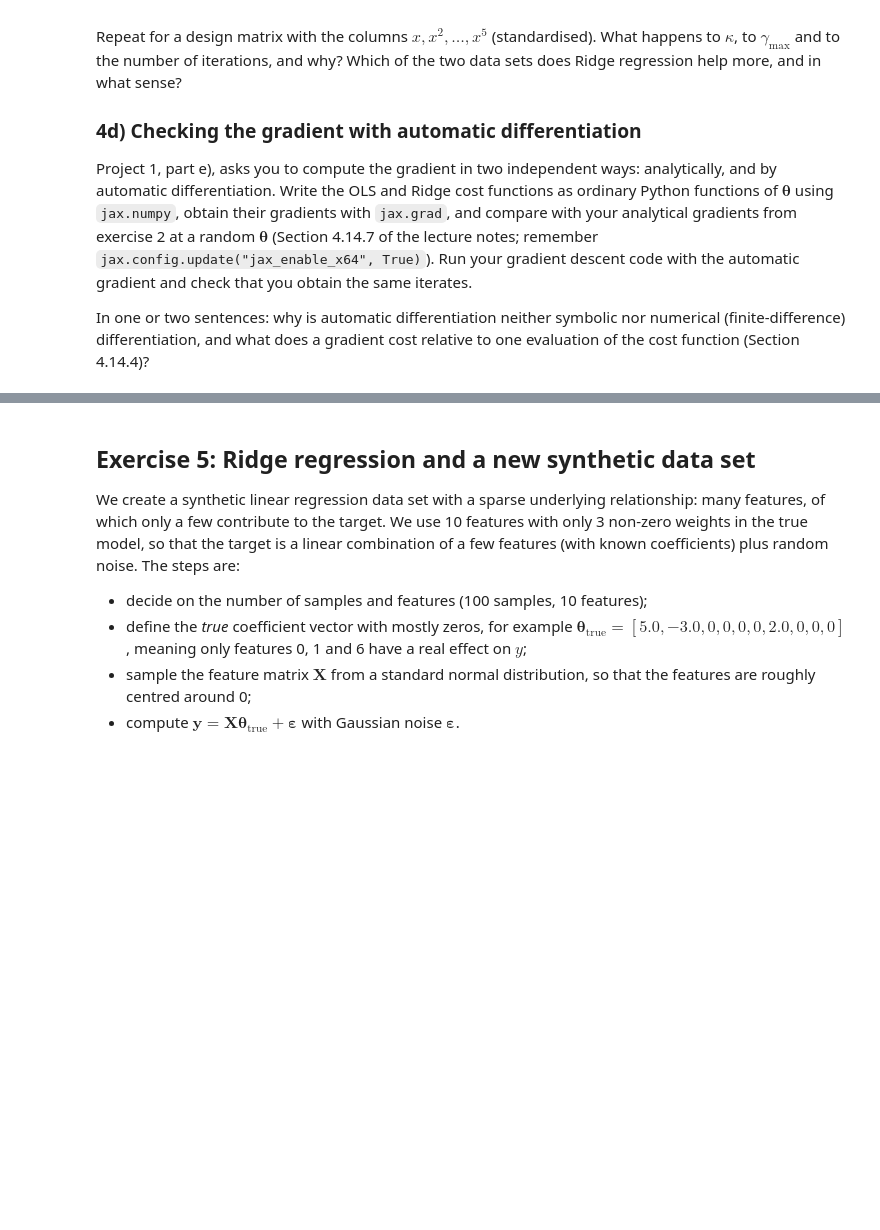
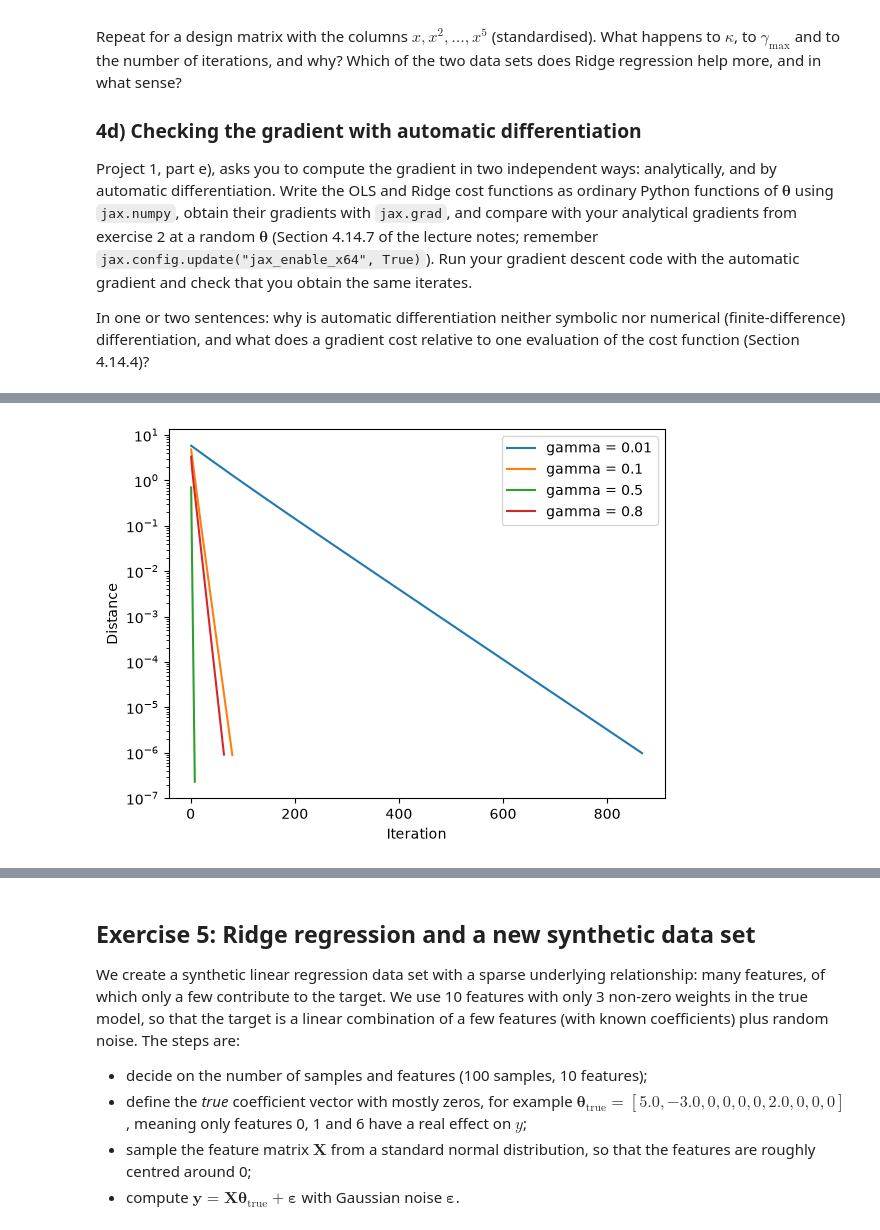
Before and after one commit to zejingw1998/FYS-STK4155-Anvendt-dataanalyse-og-maskinl-ring, a Jupyter notebook: Week_exercises/Week_37/exercisesweek37.ipynb, the cells around one changed output, grey strips where cells are left out. Saved outputs shown, nothing was run; the diff lists cells and outputs as text; code cells hidden in the pictures; blank space fills up the shorter version.

```diff
--- a/Week_exercises/Week_37/exercisesweek37.ipynb
+++ b/Week_exercises/Week_37/exercisesweek37.ipynb
@@ -83,5 +83,9 @@ X_std[X_std == 0] = 1  # safeguard to avoid division by zero for constant featur
 X_norm = (X - X_mean) / X_std
 
 # Center the target to zero mean (optional, to simplify intercept handling)
-y_mean = y.mean
+y_mean = y.mean()
 y_centered = y - y_mean
+
+print(X_norm.mean(axis=0))
+print(X_norm.std(axis=0))
+print(y_centered.mean())
@@ -305,3 +459,89 @@ with the automatic gradient and check that you obtain the same iterates.
 In one or two sentences: why is automatic differentiation neither symbolic
 nor numerical (finite-difference) differentiation, and what does a gradient
 cost relative to one evaluation of the cost function (Section 4.14.4)?
+# %%
+# Exercise 4a
+
+# Different learning rates
+gammas = [0.01, 0.1, 0.5, 0.8]
+
+# Maximum number of iterations
+num_iters = 10000
+
+# Accuracy required by the exercise
+tol = 1e-6
+
+for gamma in gammas:
+
+    # Initialize weights
+    theta_gdOLS = np.zeros(n_features)
+
+    # Save distances
+    distances = []
+
+    # Gradient descent loop
+    for t in range(num_iters):
+
+        # Compute OLS gradient
+        grad_OLS = (2/n) * X_norm.T @ (X_norm @ theta_gdOLS - y_centered)
+
+        # Update theta
+        theta_gdOLS = theta_gdOLS - gamma * grad_OLS
+
+        # Distance to closed-form OLS solution
+        distance = np.linalg.norm(theta_gdOLS - theta_closed_formOLS)
+
+        distances.append(distance)
+
+        # Stopping criterion
+        if distance < tol:
+            break
+
+    print("gamma =", gamma)
+    print("Number of iterations:", t + 1)
+    print("Final distance:", distance)
+    print("Gradient Descent OLS coefficients:", theta_gdOLS)
+    print()
+
+    # Plot distance
+    plt.semilogy(range(1, len(distances) + 1),distances,label=f"gamma = {gamma}")
+
+plt.xlabel("Iteration")
+plt.ylabel("Distance")
+plt.legend()
+plt.show()
+
+# Part 4b
+
+# Ridge regularization parameter
+lam = 0.1
+
+# Gradient descent parameters
+gamma = 0.1
+
+# Maximum number of iterations and tolerance
+num_iters = 10000
+tol = 1e-8
+
+# Recompute closed-form Ridge solution for lambda = 0.1
+theta_closed_formRidge = np.linalg.solve(X_norm.T @ X_norm + n * lam * I,X_norm.T @ y_centered)
+
+# Initialize weights
+theta_gdRidge = np.zeros(n_features)
+
+# Gradient descent loop
+for t in range(num_iters):
+    # Compute Ridge gradient
+    grad_Ridge = (2/n) * X_norm.T @ (X_norm @ theta_gdRidge - y_centered) + 2 * lam * theta_gdRidge
+    # Update theta
+    theta_gdRidge = theta_gdRidge - gamma * grad_Ridge
+    # Stopping criterion based on gradient size
+    if np.linalg.norm(grad_Ridge) < tol:
+        break
+
+# After the loop
+print("Gradient Descent Ridge coefficients:", theta_gdRidge)
+print("Closed-form Ridge coefficients:", theta_closed_formRidge)
+print("Number of iterations:", t + 1)
+print("Gradient size:", np.linalg.norm(grad_Ridge))
+# %% [output]
@@ -307,0 +567 @@ cost relative to one evaluation of the cost function (Section 4.14.4)?
+[figure, added]
```
Also changed, not shown: parts of 15 cells of this notebook.
